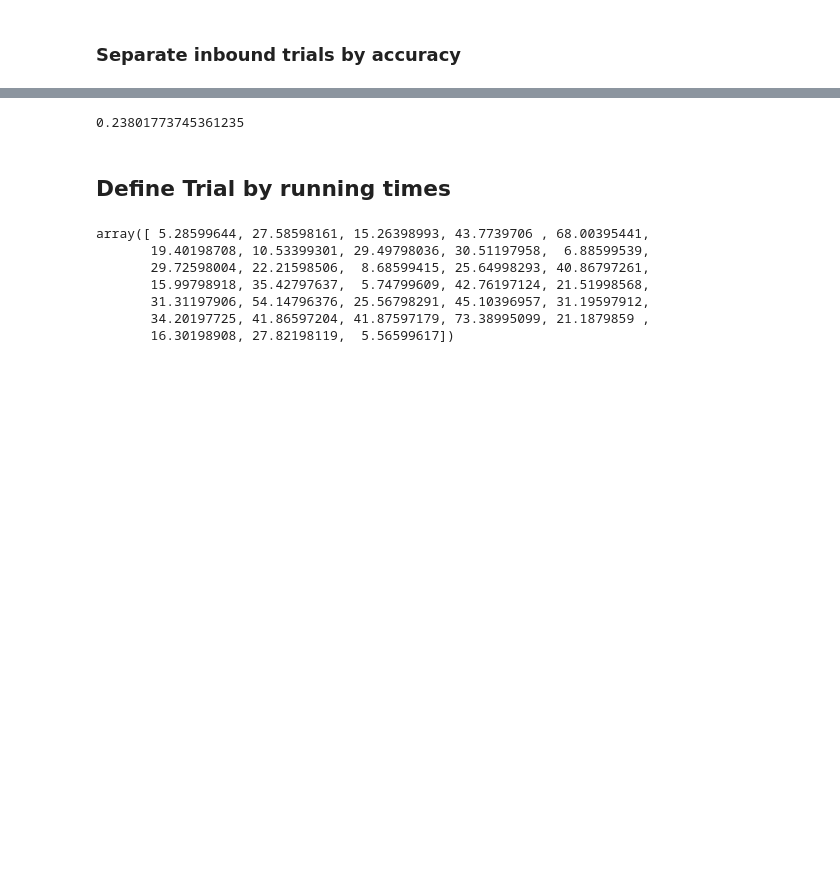
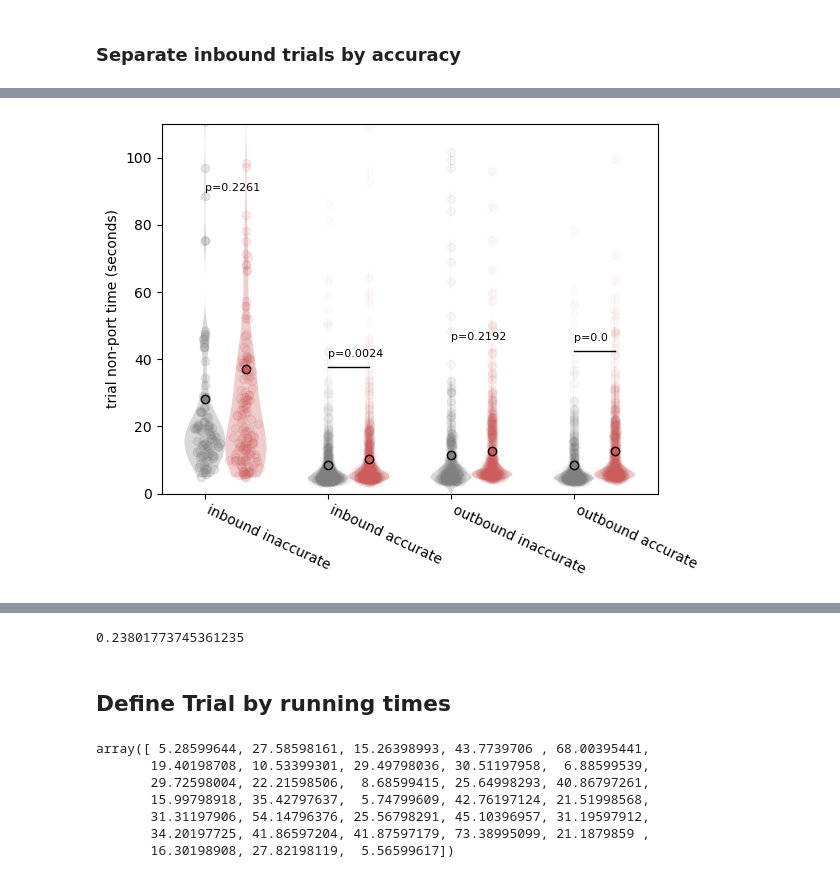
Before and after one commit to LorenFrankLab/ms_stim_analysis, a Jupyter notebook: Position/trial_durations.ipynb, the cells around one changed output, grey strips where cells are left out. Saved outputs shown, nothing was run; the diff lists cells and outputs as text; code cells hidden in the pictures; blank space fills up the shorter version.

```diff
--- a/Position/trial_durations.ipynb
+++ b/Position/trial_durations.ipynb
@@ -172,0 +332,97 @@ No artists with labels found to put in legend.  Note that artists whose label st
+# %%
+from Analysis.utils import violin_scatter
+from Style.style_guide import transfection_style
+from scipy.stats import ttest_ind
+
+fig = plt.figure()
+for i, trial_type in enumerate(["inbound", "outbound"]):
+    if trial_type == "inbound":
+        trials = inbound_trial
+    else:
+        trials = ~inbound_trial
+
+    inaccurate_control = trial_durations[trials & ~transfected_trial & ~accuracy]
+    accurate_control = trial_durations[trials & ~transfected_trial & accuracy]
+    inaccurate_test = trial_durations[trials & transfected_trial & ~accuracy]
+    accurate_test = trial_durations[trials & transfected_trial & accuracy]
+
+    shift = 3 * i
+    violin_scatter(
+        inaccurate_control,
+        pos=shift,
+        color=transfection_style["control"],
+        # mark_mean=True,
+        bw_method=0.1,
+    )
+    plt.scatter(
+        [shift],
+        [np.mean(inaccurate_control)],
+        facecolor=transfection_style["control"],
+        edgecolors="k",
+    )
+    violin_scatter(
+        inaccurate_test,
+        pos=shift + 0.5,
+        color=transfection_style["transfected"],
+        # mark_mean=True,
+        bw_method=0.1,
+    )
+    plt.scatter(
+        [shift + 0.5],
+        [np.mean(inaccurate_test)],
+        facecolor=transfection_style["transfected"],
+        edgecolors="k",
+    )
+    violin_scatter(
+        accurate_control,
+        pos=shift + 1.5,
+        color=transfection_style["control"],
+        # mark_mean=True,
+        bw_method=0.1,
+    )
+    plt.scatter(
+        [shift + 1.5],
+        [np.mean(accurate_control)],
+        facecolor=transfection_style["control"],
+        edgecolors="k",
+    )
+    violin_scatter(
+        accurate_test,
+        pos=shift + 2,
+        color=transfection_style["transfected"],
+        # mark_mean=True,
+        bw_method=0.1,
+    )
+    plt.scatter(
+        [shift + 2],
+        [np.mean(accurate_test)],
+        facecolor=transfection_style["transfected"],
+        edgecolors="k",
+    )
+
+    # t-test
+    p_inaccurate = ttest_ind(inaccurate_control, inaccurate_test, equal_var=False)[1]
+    loc = np.max([inaccurate_control.mean(), inaccurate_test.mean()]) * 2 + 20
+    plt.text(shift, min(loc, 90), f"p={np.round(p_inaccurate, 4)}", fontsize=8)
+
+    p_accurate = ttest_ind(accurate_control, accurate_test, equal_var=False)[1]
+    loc = np.max([accurate_control.mean(), accurate_test.mean()]) * 2 + 20
+    plt.text(shift + 1.5, min(loc, 90), f"p={np.round(p_accurate, 4)}", fontsize=8)
+    if p_accurate < 0.05:
+        plt.plot([shift + 1.5, shift + 2], [loc - 3, loc - 3], color="k", linewidth=1)
+
+plt.ylim(0, 100)
+plt.xticks(
+    [0, 1.5, 3, 4.5],
+    labels=[
+        "inbound inaccurate",
+        "inbound accurate",
+        "outbound inaccurate",
+        "outbound accurate",
+    ],
+    rotation=-25,
+    ha="left",
+)
+plt.ylabel("trial non-port time (seconds)")
+plt.ylim(0, 110)
+# %% [output]
@@ -172,0 +430 @@ No artists with labels found to put in legend.  Note that artists whose label st
+[figure, added]
```
Also changed, not shown: parts of 16 cells of this notebook.
